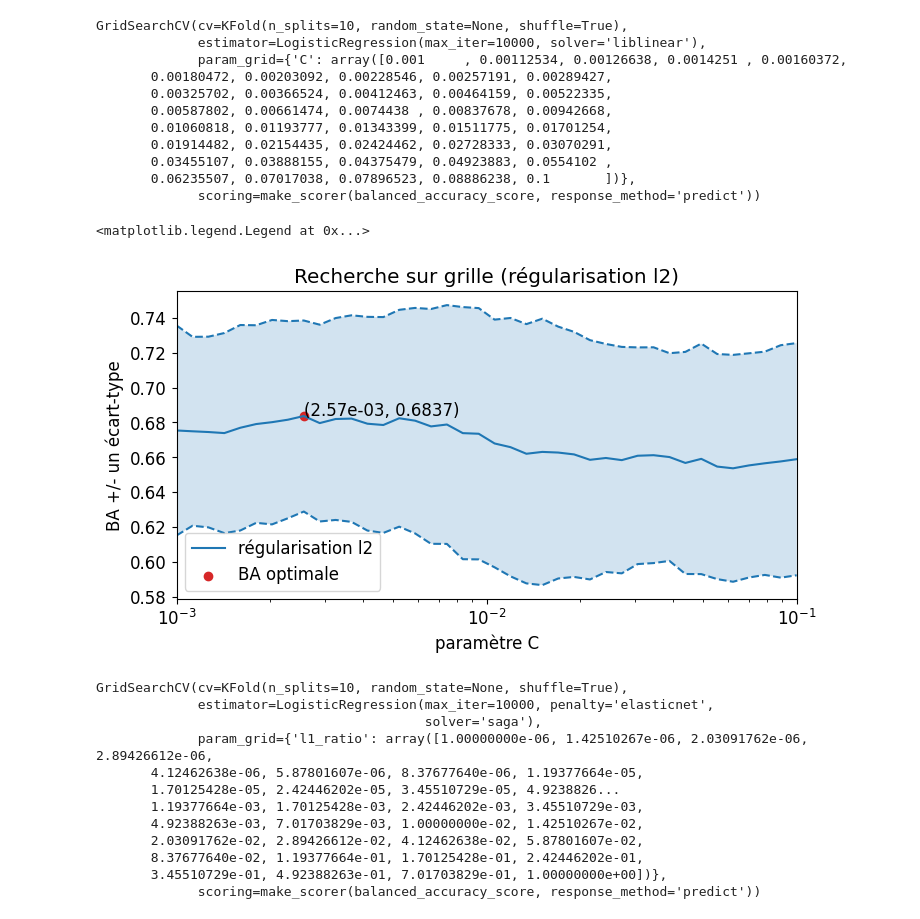
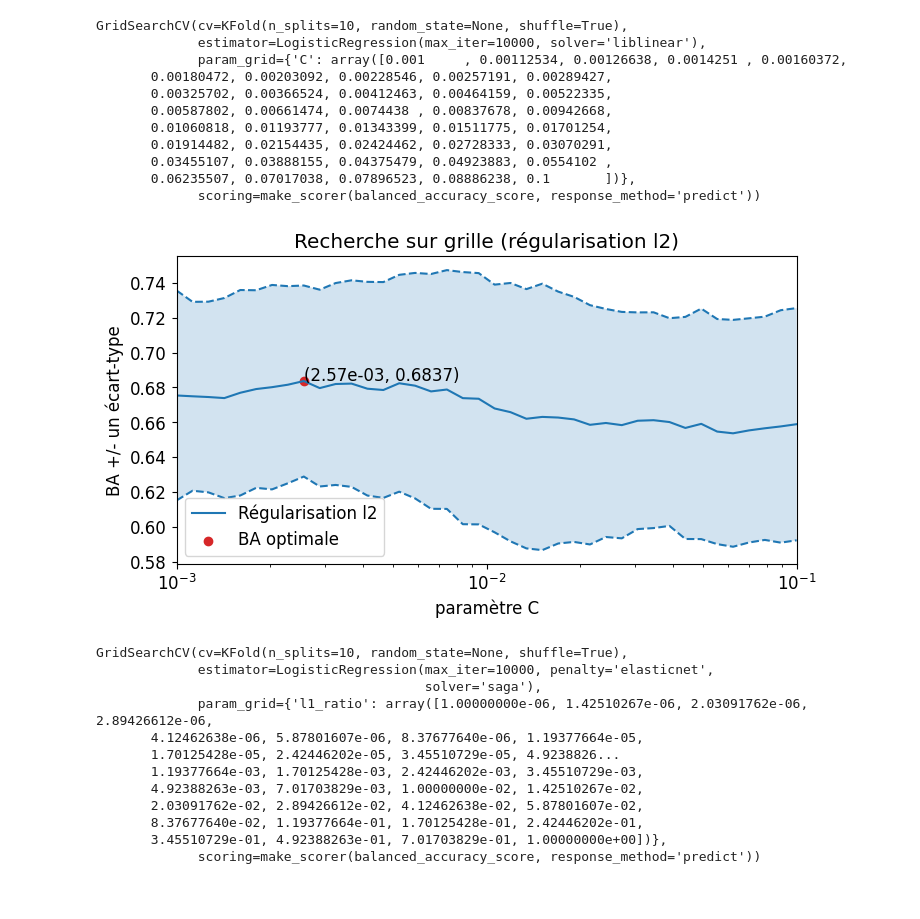
Before and after one commit to comemazelier/projet-sdd, a Jupyter notebook: Projet.ipynb, the cells around one changed output. Cells and saved outputs as stored; diff of their text form; code cells hidden in the pictures.

```diff
--- a/Projet.ipynb
+++ b/Projet.ipynb
@@ -301,8 +301,9 @@ Utilisez une recherche sur grille avec une validation croisée en 10 _folds_ (vo
 * Commentez ce graphique.
 * Reportez la valeur optimale de l'hyperparamètre et la précision équilibrée correspondante.
 # %%
-from sklearn import model_selection
+from sklearn import model_selection, preprocessing
 kf = model_selection.KFold(n_splits = 10, shuffle=True, random_state=42)
+X_train_scaled = preprocessing.scale(X_train)
 # %%
 for i, (train_indices, val_indices) in enumerate(kf.split(X_train)):
     print(f"fold: {i} : {len(train_indices)} observations pour l'entraînement et {len(val_indices)} pour la validation.")
@@ -319,14 +320,14 @@ fold: 8 : 720 observations pour l'entraînement et 80 pour la validation.
 fold: 9 : 720 observations pour l'entraînement et 80 pour la validation.
 # %%
 # Définir la grille de valeurs de l'hyperparamètre alpha
-K_values = np.arange(1, 721, 1)
+K_values = np.arange(1, 721, 10)
 
 # Définir le modèle à évaluer
 knn  = neighbors.KNeighborsClassifier()
 
 # Instantier la recherche sur grille
-grid_knn = model_selection.GridSearchCV(knn, {'n_neighbors': K_values}, cv = 10, scoring = 'balanced_accuracy')
+grid_knn = model_selection.GridSearchCV(knn, {'n_neighbors': K_values}, cv = kf, scoring = 'balanced_accuracy')
 
 # Utiliser la recherche sur grille
-grid_knn.fit(X_train, y_train)
+grid_knn.fit(X_train_scaled, y_train_risk_vs_norisk)
 # %% [output]
@@ -381,0 +374,12 @@ plt.legend(loc='best');
+# %%
+# Définir la grille de valeurs de l'hyperparamètre alpha
+K_values_bis = np.arange(1, 61, 1)
+
+# Définir le modèle à évaluer
+knn  = neighbors.KNeighborsClassifier()
+
+# Instantier la recherche sur grille
+grid_knn_bis = model_selection.GridSearchCV(knn, {'n_neighbors': K_values_bis}, cv = kf, scoring = 'balanced_accuracy')
+
+# Utiliser la recherche sur grille
+grid_knn_bis.fit(X_train_scaled, y_train_risk_vs_norisk)
@@ -478,30 +525,29 @@ GridSearchCV(cv=KFold(n_splits=10, random_state=None, shuffle=True),
 # %%
 plt.figure(figsize=(8, 4))
 
 BAs_l2 = grid_l2.cv_results_['mean_test_score']
 std_error = grid_l2.cv_results_['std_test_score']
 
-plt.semilogx(param_C_l2, BAs_l2, label="régularisation l2", color='tab:blue')
+plt.semilogx(param_C_l2, BAs_l2, label="Régularisation l2", color='tab:blue')
 plt.semilogx(param_C_l2, BAs_l2 + std_error, color='tab:blue', linestyle='dashed')
 plt.semilogx(param_C_l2, BAs_l2 - std_error, color='tab:blue', linestyle='dashed')
 
 plt.fill_between(param_C_l2, (BAs_l2 + std_error), (BAs_l2 - std_error),
                  alpha=0.2 # contrôle la transparence
                 )
 
 plt.scatter(grid_l2.best_params_['C'], grid_l2.best_score_,
            color='tab:red', label='BA optimale')
 
 plt.text(grid_l2.best_params_['C'], grid_l2.best_score_, f"({grid_l2.best_params_['C']:.2e}, {grid_l2.best_score_:.4f})")
 
 plt.xlabel("paramètre C")
 plt.ylabel("BA +/- un écart-type")
 plt.xlim([param_C_l2[0], param_C_l2[-1]])
 plt.title("Recherche sur grille (régularisation l2)")
-plt.legend(loc='best')
+plt.legend(loc='best');
 # %% [output]
-<matplotlib.legend.Legend at 0x...>
-[figure, old version]
+[figure, new version]
 # %%
 l1_ratio_elastic = np.logspace(-6, 0, 40) # les hyperparamètres que l'on va tester
 logistic_regression_elastic = LogisticRegression(max_iter=10000, penalty='elasticnet', solver='saga')
```
Also changed, not shown: parts of 15 cells of this notebook, 1 other file.
